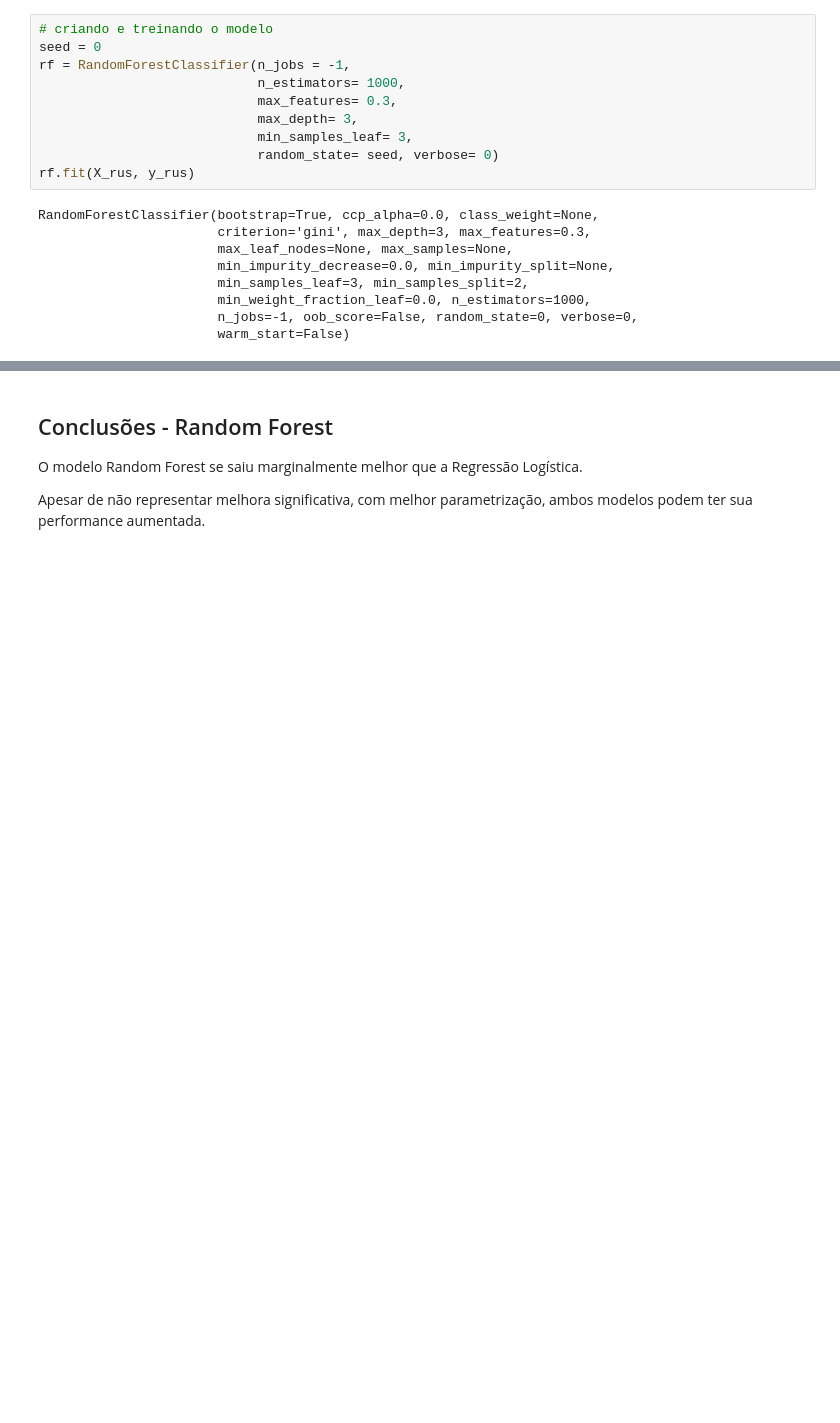
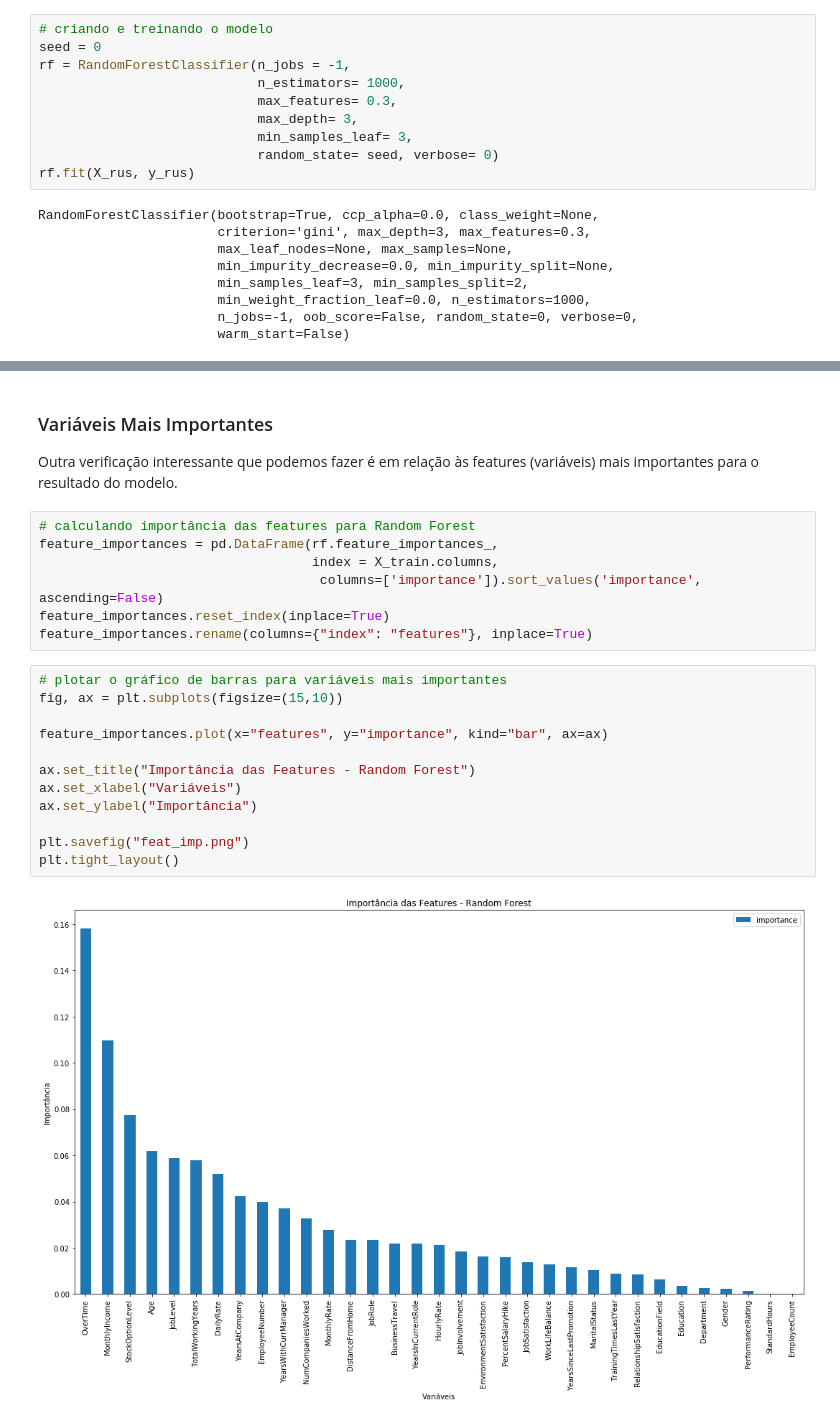
Before and after one commit to rafaelnduarte/Reducao_Turnover_RH_ML, a Jupyter notebook: Data_Science_para_RH_Turnover_Regressão_Logística,_Random_Forest.ipynb, the cells around one changed output, grey strips where cells are left out. Saved outputs shown, nothing was run; the diff lists cells and outputs as text; blank space fills up the shorter version.

Commit message:
Inclusão de feature_importances

```diff
--- a/Data_Science_para_RH_Turnover_Regressão_Logística,_Random_Forest.ipynb
+++ b/Data_Science_para_RH_Turnover_Regressão_Logística,_Random_Forest.ipynb
@@ -610,6 +619,24 @@ ROC_AUC:         0.7060
-# %% [markdown]
-## Conclusões - Random Forest
-
-O modelo Random Forest se saiu marginalmente melhor que a Regressão Logística.
-
-Apesar de não representar melhora significativa, com melhor parametrização, ambos modelos podem ter sua performance aumentada.
+# %% [markdown]
+### Variáveis Mais Importantes
+Outra verificação interessante que podemos fazer é em relação às features (variáveis) mais importantes para o resultado do modelo.
+# %%
+# calculando importância das features para Random Forest
+feature_importances = pd.DataFrame(rf.feature_importances_,
+                                   index = X_train.columns,
+                                    columns=['importance']).sort_values('importance', ascending=False)
+feature_importances.reset_index(inplace=True)
+feature_importances.rename(columns={"index": "features"}, inplace=True)
+# %%
+# plotar o gráfico de barras para variáveis mais importantes
+fig, ax = plt.subplots(figsize=(15,10))
+
+feature_importances.plot(x="features", y="importance", kind="bar", ax=ax)
+
+ax.set_title("Importância das Features - Random Forest")
+ax.set_xlabel("Variáveis")
+ax.set_ylabel("Importância")
+
+plt.savefig("feat_imp.png")
+plt.tight_layout()
+# %% [output]
+[figure, added]
```
Also changed, not shown: parts of 8 cells of this notebook.
